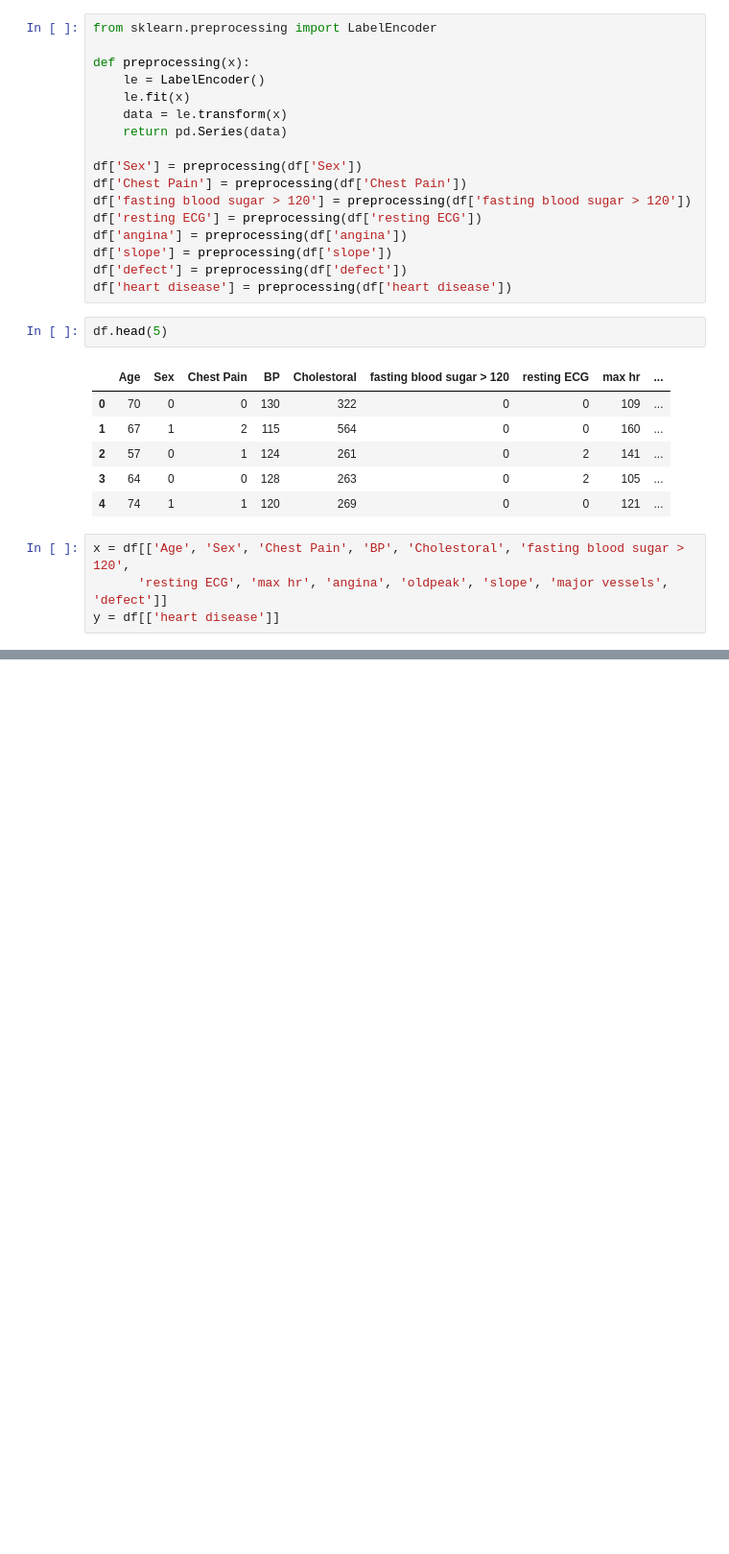
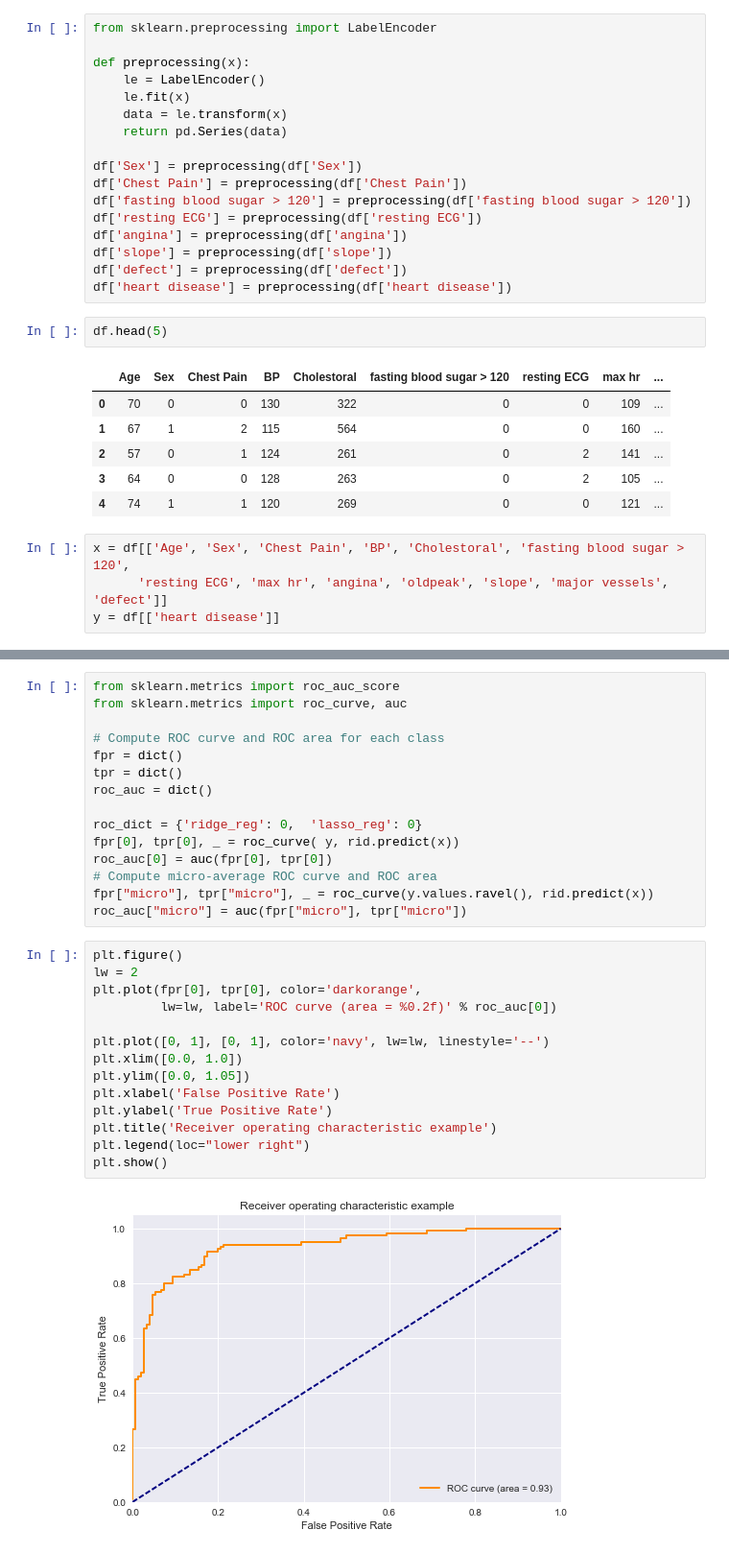
Before and after one commit to yuan64198/ML_hw1, a Jupyter notebook: Problem3.ipynb, the cells around one changed output, grey strips where cells are left out. Shown at 96% size. Saved outputs shown, nothing was run; the diff lists cells and outputs as text; blank space fills up the shorter version.

```diff
--- a/Problem3.ipynb
+++ b/Problem3.ipynb
@@ -87,0 +99,31 @@ plt.show()
+# %%
+from sklearn.metrics import roc_auc_score
+from sklearn.metrics import roc_curve, auc
+
+# Compute ROC curve and ROC area for each class
+fpr = dict()
+tpr = dict()
+roc_auc = dict()
+
+roc_dict = {'ridge_reg': 0,  'lasso_reg': 0}
+fpr[0], tpr[0], _ = roc_curve( y, rid.predict(x))
+roc_auc[0] = auc(fpr[0], tpr[0])
+# Compute micro-average ROC curve and ROC area
+fpr["micro"], tpr["micro"], _ = roc_curve(y.values.ravel(), rid.predict(x))
+roc_auc["micro"] = auc(fpr["micro"], tpr["micro"])
+# %%
+plt.figure()
+lw = 2
+plt.plot(fpr[0], tpr[0], color='darkorange',
+         lw=lw, label='ROC curve (area = %0.2f)' % roc_auc[0])
+
+plt.plot([0, 1], [0, 1], color='navy', lw=lw, linestyle='--')
+plt.xlim([0.0, 1.0])
+plt.ylim([0.0, 1.05])
+plt.xlabel('False Positive Rate')
+plt.ylabel('True Positive Rate')
+plt.title('Receiver operating characteristic example')
+plt.legend(loc="lower right")
+plt.show()
+# %% [output]
+[figure, added]
```
Also changed, not shown: parts of 6 cells of this notebook.
